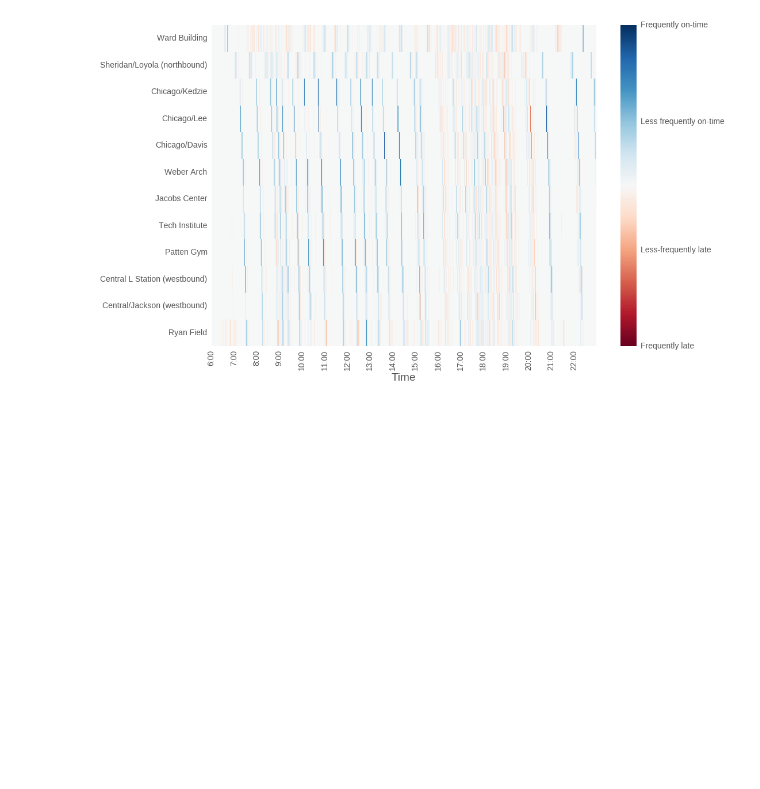
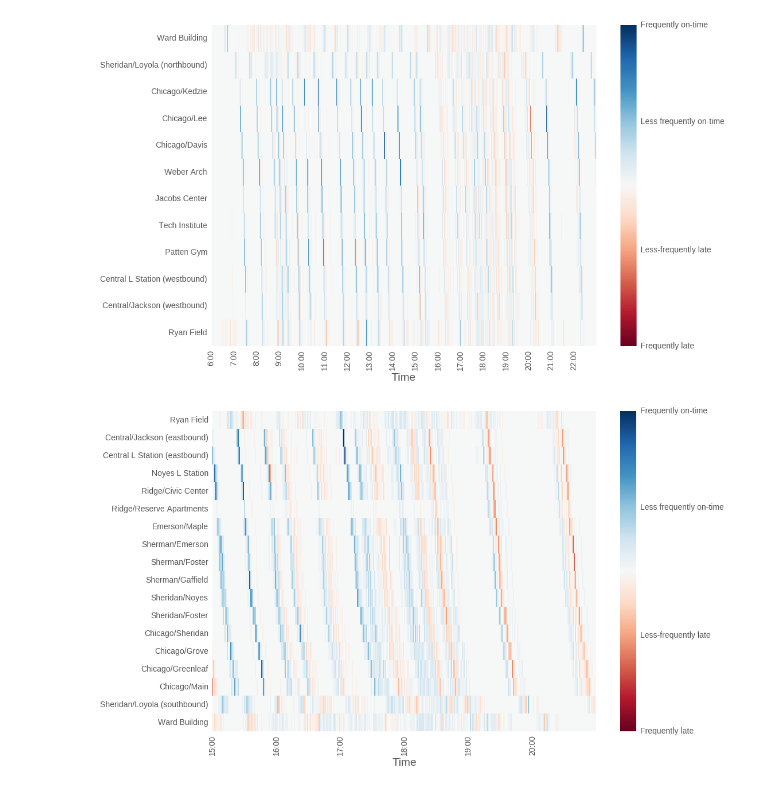
Before and after one commit to chrisjkuch/busdata, a Jupyter notebook: Bus_Plotter_pd.ipynb, the cells around one changed output. Cells and saved outputs as stored; diff of their text form; code cells hidden in the pictures; blank space fills up the shorter version.

```diff
--- a/Bus_Plotter_pd.ipynb
+++ b/Bus_Plotter_pd.ipynb
@@ -240,3 +240,7 @@ What does this complicated chart mean? Basically, there are three periods during
 bus_heatmap(snstop_times, southnorth)
 # %% [output]
 [figure]
+# %%
+bus_heatmap(nsstop_times, northsouth, start_hour=15, end_hour=21)
+# %% [output]
+[figure, added]
```
Also changed, not shown: parts of 1 cell of this notebook, 1 other file.
